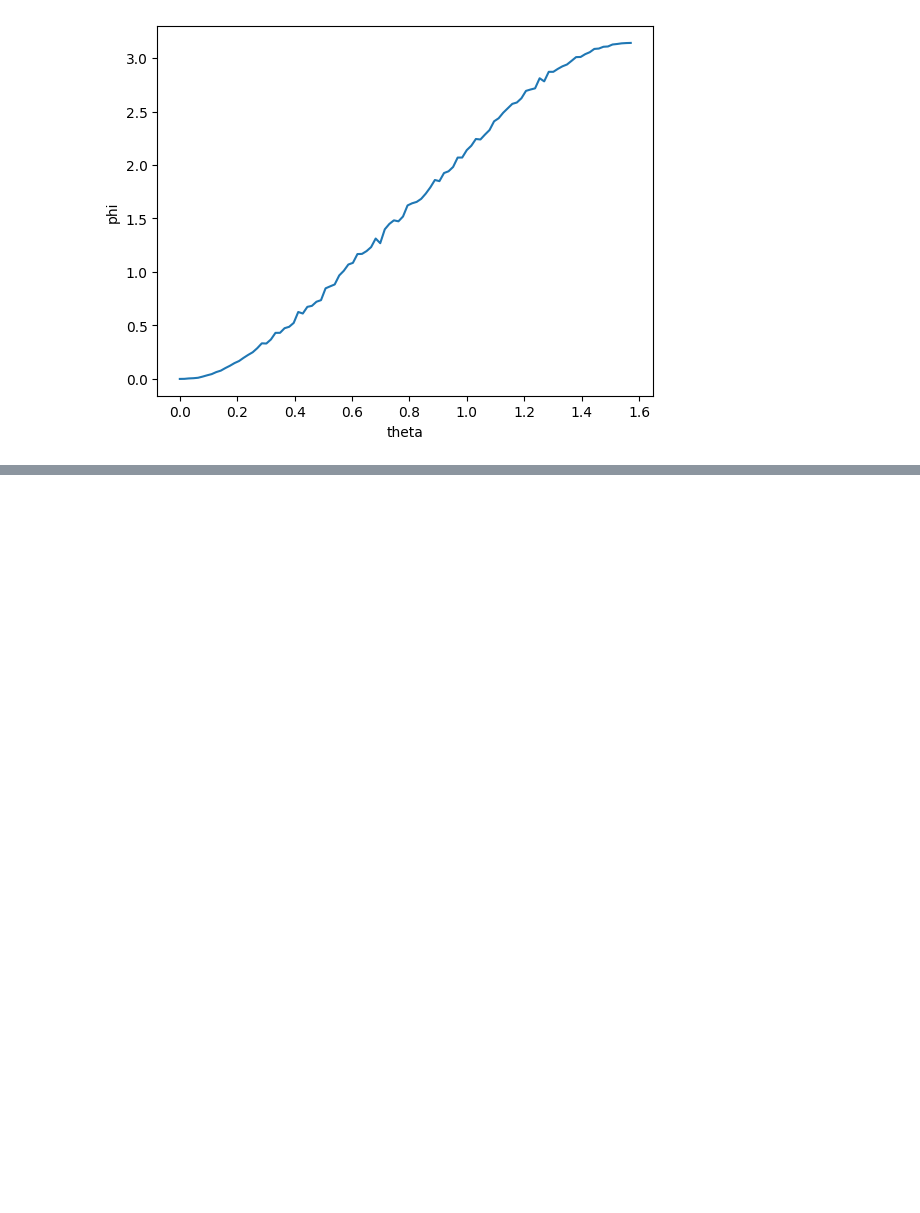
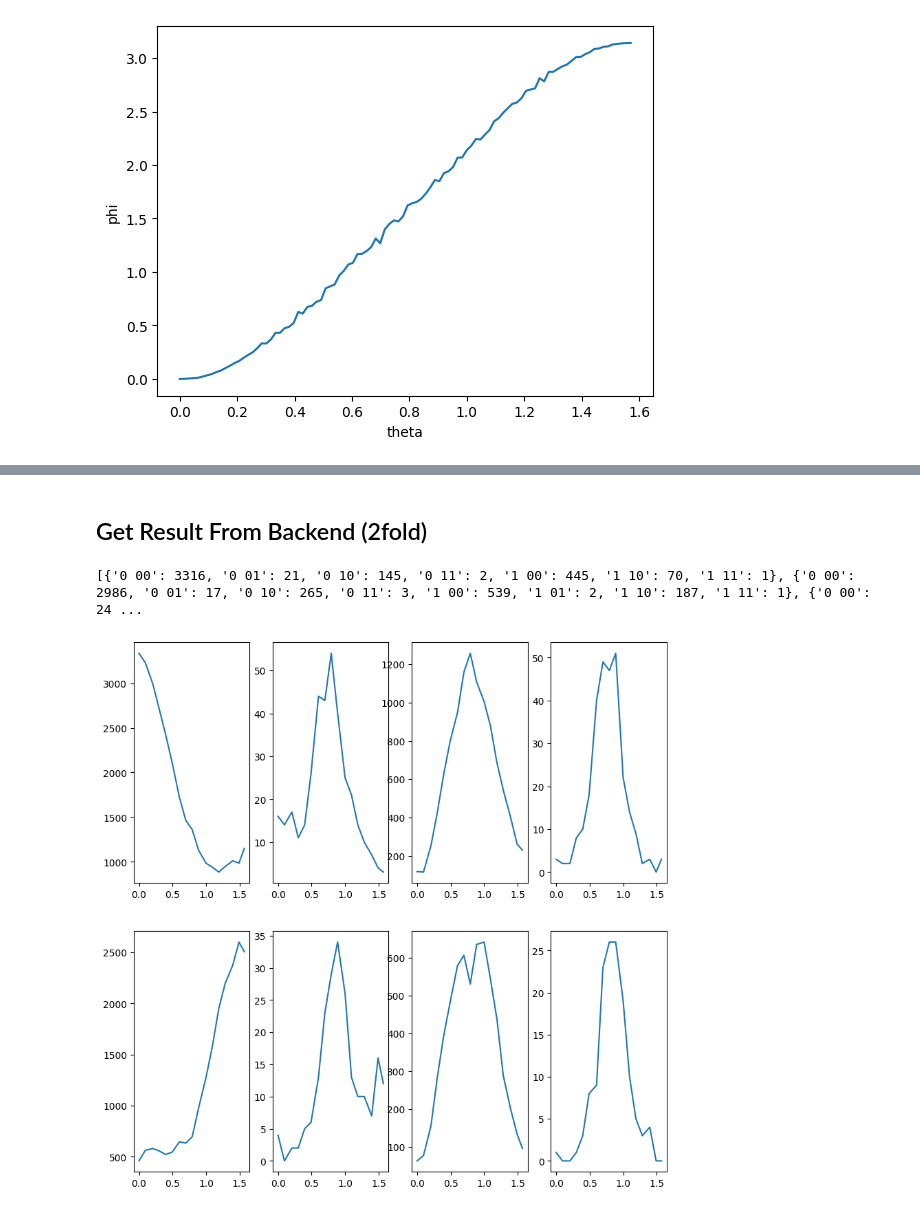
Before and after one commit to yunseo-kim/quantum-rnn, a Jupyter notebook: rus_activation_graph.ipynb, the cells around one changed output, grey strips where cells are left out. Drawn from its saved outputs; the diff is of its cells as text; code cells hidden in the pictures; blank space fills up the shorter version.

```diff
--- a/rus_activation_graph.ipynb
+++ b/rus_activation_graph.ipynb
@@ -289,0 +315,48 @@ plt.close()
+# %% [markdown]
+## Get Result From Backend (2fold)
+# %%
+# Recall that `built = transpile(circuit, backend)`.
+points = [0, 6, 13, 19, 25, 31, 38, 44, 50, 56, 63, 69, 75, 81, 88, 94, 99]
+thetas_actual = [thetas[i] for i in points]
+builts_2fold_actual = [builts_2fold[i] for i in points]
+hardware_counts_2fold = []
+for built in builts_2fold_actual:
+    job = backend.run(built, dynamic=True)
+    job.job_id()
+    hardware_counts_2fold.append(job.result().get_counts())
+# %%
+print(hardware_counts_2fold)
+# %% [output]
+[{'0 00': 3316, '0 01': 21, '0 10': 145, '0 11': 2, '1 00': 445, '1 10': 70, '1 11': 1}, {'0 00': 2986, '0 01': 17, '0 10': 265, '0 11': 3, '1 00': 539, '1 01': 2, '1 10': 187, '1 11': 1}, {'0 00': 24 ...
+# %%
+fig, axes = plt.subplots(nrows=2, ncols=4, figsize=(10, 10))
+
+count_000, count_001, count_010, count_011, count_100, count_101, count_110, count_111 = [], [], [], [], [], [], [], []
+for count in hardware_counts_2fold:
+    if '0 00' in count.keys() : count_000.append(count['0 00'])
+    else : count_000.append(0)
+    if '0 01' in count.keys() : count_001.append(count['0 01'])
+    else : count_001.append(0)
+    if '0 10' in count.keys() : count_010.append(count['0 10'])
+    else : count_010.append(0)
+    if '0 11' in count.keys() : count_011.append(count['0 11'])
+    else : count_011.append(0)
+    if '1 00' in count.keys() : count_100.append(count['1 00'])
+    else : count_100.append(0)
+    if '1 01' in count.keys() : count_101.append(count['1 01'])
+    else : count_101.append(0)
+    if '1 10' in count.keys() : count_110.append(count['1 10'])
+    else : count_110.append(0)
+    if '1 11' in count.keys() : count_111.append(count['1 11'])
+    else : count_111.append(0)
+
+axes[0, 0].plot(thetas_actual, count_000)
+axes[0, 1].plot(thetas_actual, count_001)
+axes[0, 2].plot(thetas_actual, count_010)
+axes[0, 3].plot(thetas_actual, count_011)
+axes[1, 0].plot(thetas_actual, count_100)
+axes[1, 1].plot(thetas_actual, count_101)
+axes[1, 2].plot(thetas_actual, count_110)
+axes[1, 3].plot(thetas_actual, count_111)
+# %% [output]
+[figure, added]
```
Also changed, not shown: parts of 10 cells of this notebook.
